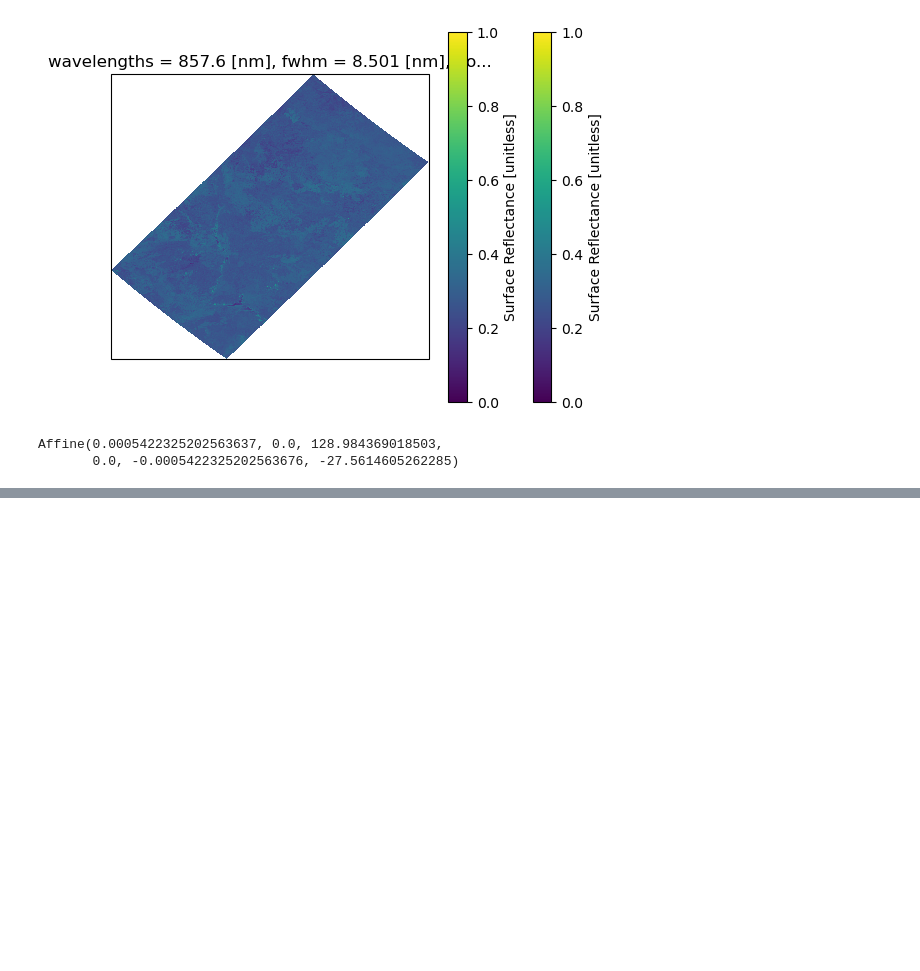
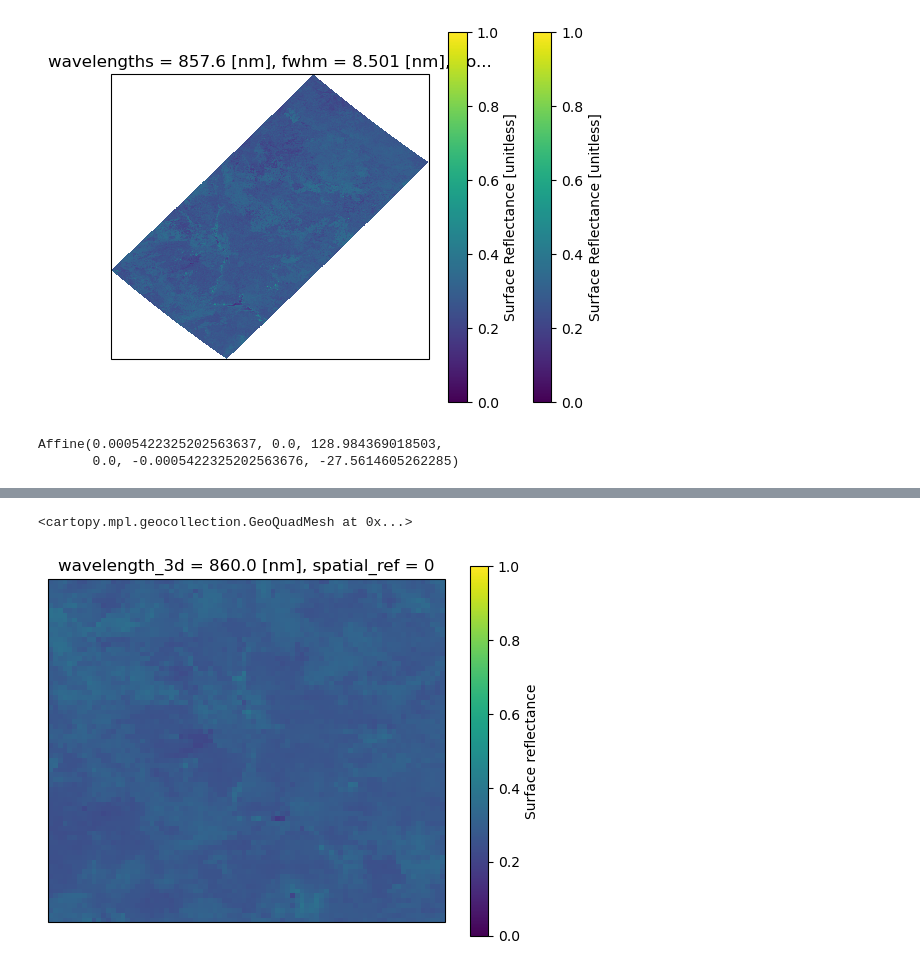
Before and after one commit to nasa/VITALS, a Jupyter notebook: community_contributed/PACE_EMIT/02_Align_PACE_EMIT_Grids.ipynb, the cells around one changed output, grey strips where cells are left out. Cells and saved outputs as stored; diff of their text form; code cells hidden in the pictures; blank space fills up the shorter version.

Commit message:
WIP updates to aligning grids notebook

```diff
--- a/community_contributed/PACE_EMIT/02_Align_PACE_EMIT_Grids.ipynb
+++ b/community_contributed/PACE_EMIT/02_Align_PACE_EMIT_Grids.ipynb
@@ -81,0 +82,22 @@ ortho.reflectance.sel({"wavelengths":860}, method="nearest").plot(vmin=0, vmax=0
+# %%
+# Get EMIT Scene Bounds
+min_x, min_y, max_x, max_y = emit2.rio.bounds()
+# Get EMIT Scene Resolution
+emit_res = abs(emit2.rio.resolution()[0])
+# Calculate an integer scale value (so we have n pixels per pace pixel)
+res_scale = np.floor(0.015/emit_res)
+# Determine PACE Res for Swath to Grid
+pace_res = res_scale * emit_res
+
+# Set PACE Transform, make sure y res is negative for north-up
+pace_transform = rasterio.Affine(pace_res, 0.0, min_x, 0.0, -pace_res, max_y)
+
+# Get grid height and width
+width  = int(round((max_x - min_x) / pace_res))
+height = int(round((max_y - min_y) / pace_res))
+# %%
+# Chunk PACE data for dask and transpose dims for reproject
+pace_rfl = oci["rhos"].chunk({'wavelength_3d':-1, 'number_of_lines':20, 'pixels_per_line':-1}).transpose("wavelength_3d",...)
+# Set spatial dims for rio.reproject
+pace_rfl = pace_rfl.rio.set_spatial_dims("pixels_per_line", "number_of_lines").rio.write_crs("epsg:4326")
+pace_rfl
@@ -81,0 +163,12 @@ ortho.reflectance.sel({"wavelengths":860}, method="nearest").plot(vmin=0, vmax=0
+# %%
+# Swath to grid using rioxarray
+pace_rfl_gridded = dst = pace_rfl.rio.reproject(
+    dst_crs=emit2.rio.crs,
+    transform=pace_transform,
+    shape=(height, width),
+    src_geoloc_array=(pace_rfl.coords["longitude"],
+                      pace_rfl.coords["latitude"]),
+    nodata=np.nan,
+    resampling=rasterio.warp.Resampling.nearest,
+).rename({'y': 'latitude', 'x': 'longitude'})
+pace_rfl_gridded
@@ -81,0 +193,7 @@ ortho.reflectance.sel({"wavelengths":860}, method="nearest").plot(vmin=0, vmax=0
+# %%
+# Sample Plot of Gridded Data
+fig, ax = plt.subplots(subplot_kw=dict(projection=ccrs.PlateCarree()))
+pace_rfl_gridded.sel({"wavelength_3d":860}, method="nearest").plot(vmin=0, vmax=1, ax=ax, transform=ccrs.PlateCarree())
+# %% [output]
+<cartopy.mpl.geocollection.GeoQuadMesh at 0x...>
+[figure, added]
```
Also changed, not shown: parts of 9 cells of this notebook.
